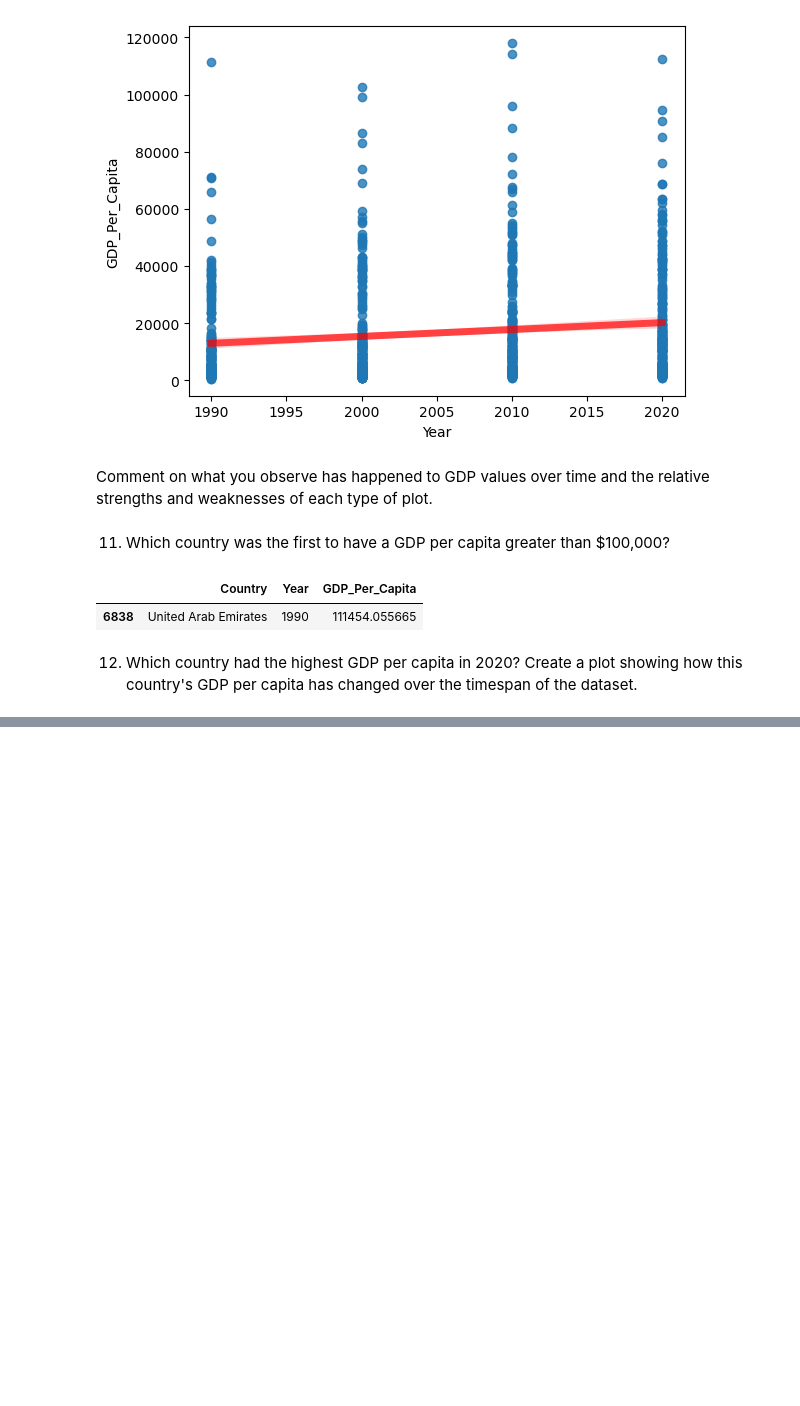
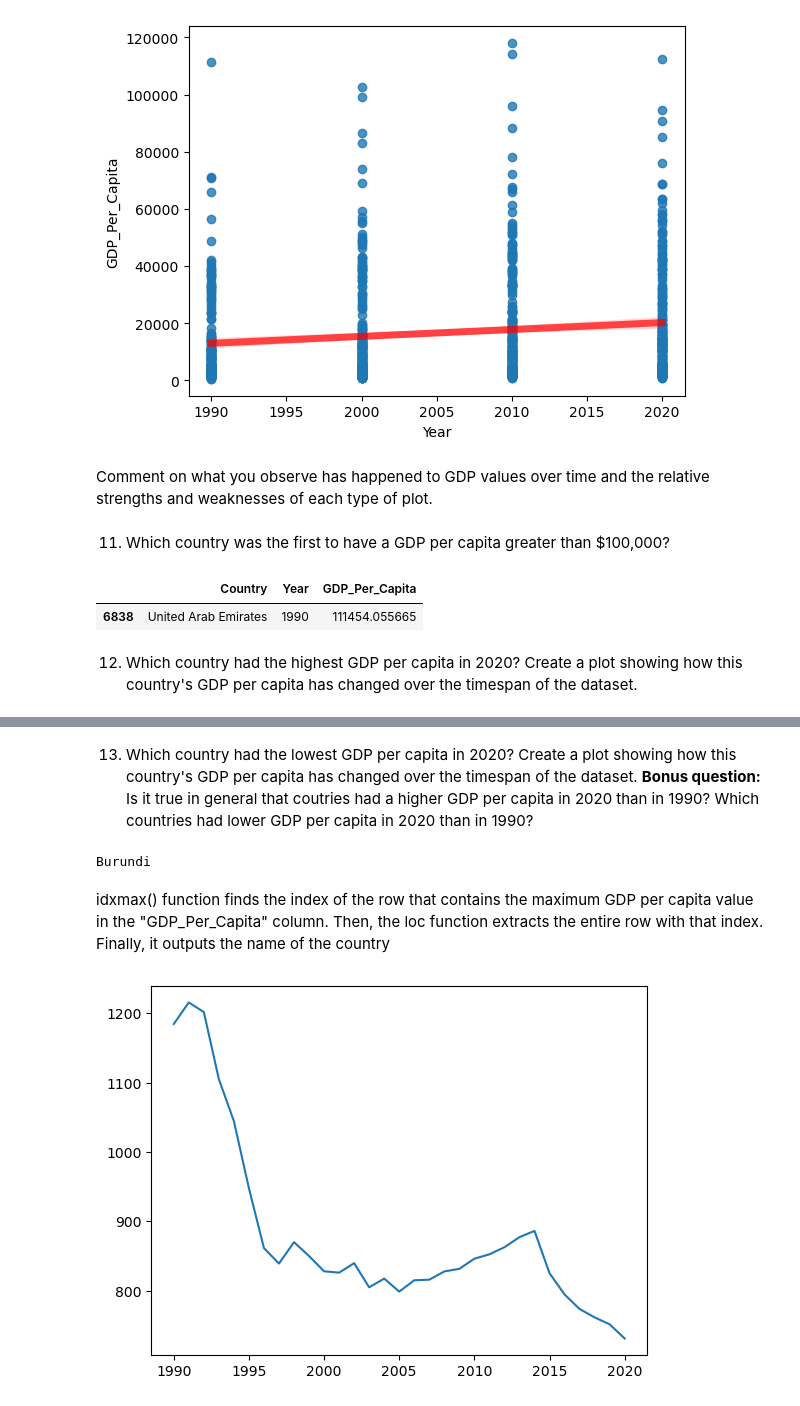
Before and after one commit to scost46/gdp-and-internet-usage-scost46, a Jupyter notebook: notebook/UN_Project.ipynb, the cells around one changed output, grey strips where cells are left out. Cells and saved outputs as stored; diff of their text form; code cells hidden in the pictures; blank space fills up the shorter version.

```diff
--- a/notebook/UN_Project.ipynb
+++ b/notebook/UN_Project.ipynb
@@ -220,4 +211,0 @@ idxmax() function finds the index of the row that contains the maximum GDP per c
-# %%
-gdp_df = gdp_df[gdp_df["Country"] == "Luxembourg"]
-plt.plot(gdp_df["Year"], gdp_df["GDP_Per_Capita"])
-plt.show()
@@ -227,0 +226,16 @@ plt.show()
+# %% [markdown]
+13. Which country had the lowest GDP per capita in 2020? Create a plot showing how this country's GDP per capita has changed over the timespan of the dataset. **Bonus question:** Is it true in general that coutries had a higher GDP per capita in 2020 than in 1990? Which countries had lower GDP per capita in 2020 than in 1990?
+# %%
+min_row = gdp_2020.loc[gdp_2020['GDP_Per_Capita'].idxmin()]
+country_with_min_gdp = min_row['Country']
+print(country_with_min_gdp)
+# %% [output]
+Burundi
+# %% [markdown]
+idxmax() function finds the index of the row that contains the maximum GDP per capita value in the "GDP_Per_Capita" column. Then, the loc function extracts the entire row with that index. Finally, it outputs the name of the country
+# %%
+gdp_df_bur = gdp_df[gdp_df["Country"] == "Burundi"]
+plt.plot(gdp_df_bur["Year"], gdp_df_bur["GDP_Per_Capita"])
+plt.show()
+# %% [output]
+[figure, added]
```
Also changed, not shown: parts of 15 cells of this notebook.
